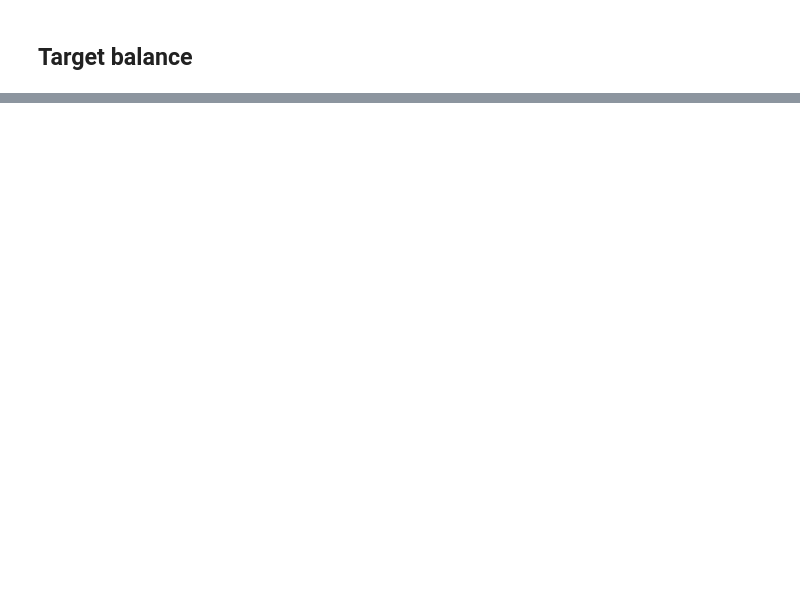
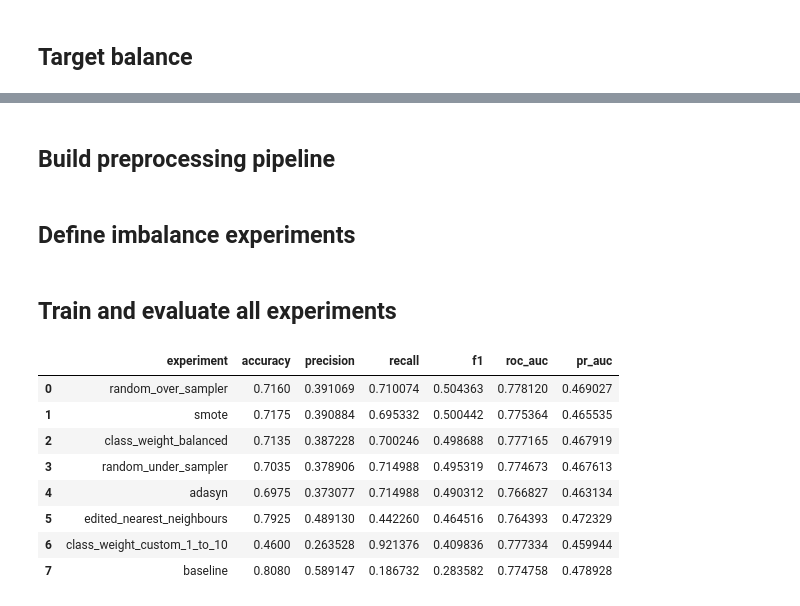
Before and after one commit to ziraddingulumjanly/ML-projects, a Jupyter notebook: Classification/project_ChurnClassImbalanceMethods.ipynb, the cells around one changed output, grey strips where cells are left out. Drawn from its saved outputs; the diff is of its cells as text; code cells hidden in the pictures; blank space fills up the shorter version.

```diff
--- a/Classification/project_ChurnClassImbalanceMethods.ipynb
+++ b/Classification/project_ChurnClassImbalanceMethods.ipynb
@@ -628,0 +213,2 @@ results_df.sort_values("f1", ascending=False)
+# %% [markdown]
+## Build preprocessing pipeline
@@ -628,0 +243,2 @@ results_df.sort_values("f1", ascending=False)
+# %% [markdown]
+## Define imbalance experiments
@@ -628,0 +328,59 @@ results_df.sort_values("f1", ascending=False)
+# %% [markdown]
+## Train and evaluate all experiments
+# %%
+def evaluate_classifier(model, X_test, y_test, threshold=0.5):
+    y_proba = model.predict_proba(X_test)[:, 1]
+    y_pred = (y_proba >= threshold).astype(int)
+
+    return {
+        "accuracy": accuracy_score(y_test, y_pred),
+        "precision": precision_score(y_test, y_pred, zero_division=0),
+        "recall": recall_score(y_test, y_pred, zero_division=0),
+        "f1": f1_score(y_test, y_pred, zero_division=0),
+        "roc_auc": roc_auc_score(y_test, y_proba),
+        "pr_auc": average_precision_score(y_test, y_proba),
+    }
+
+
+trained_models = {}
+results = []
+
+for experiment_name, experiment_config in EXPERIMENTS.items():
+    model = build_model(
+        preprocessor=preprocessor,
+        sampler=experiment_config["sampler"],
+        model_params=experiment_config["model_params"],
+    )
+
+    model.fit(X_train, y_train)
+
+    metrics = evaluate_classifier(
+        model=model,
+        X_test=X_test,
+        y_test=y_test,
+        threshold=CONFIG["global"]["threshold"],
+    )
+
+    trained_models[experiment_name] = model
+    results.append({
+        "experiment": experiment_name,
+        **metrics,
+    })
+
+results_df = (
+    pd.DataFrame(results)
+    .sort_values(CONFIG["evaluation"]["optimize_metric"], ascending=False)
+    .reset_index(drop=True)
+)
+
+results_df
+# %% [output]
+|  | experiment | accuracy | precision | recall | f1 | roc_auc | pr_auc |
+| 0 | random_over_sampler | 0.7160 | 0.391069 | 0.710074 | 0.504363 | 0.778120 | 0.469027 |
+| 1 | smote | 0.7175 | 0.390884 | 0.695332 | 0.500442 | 0.775364 | 0.465535 |
+| 2 | class_weight_balanced | 0.7135 | 0.387228 | 0.700246 | 0.498688 | 0.777165 | 0.467919 |
+| 3 | random_under_sampler | 0.7035 | 0.378906 | 0.714988 | 0.495319 | 0.774673 | 0.467613 |
+| 4 | adasyn | 0.6975 | 0.373077 | 0.714988 | 0.490312 | 0.766827 | 0.463134 |
+| 5 | edited_nearest_neighbours | 0.7925 | 0.489130 | 0.442260 | 0.464516 | 0.764393 | 0.472329 |
+| 6 | class_weight_custom_1_to_10 | 0.4600 | 0.263528 | 0.921376 | 0.409836 | 0.777334 | 0.459944 |
+| 7 | baseline | 0.8080 | 0.589147 | 0.186732 | 0.283582 | 0.774758 | 0.478928 |
```
Also changed, not shown: parts of 70 cells of this notebook, 3 other files.
